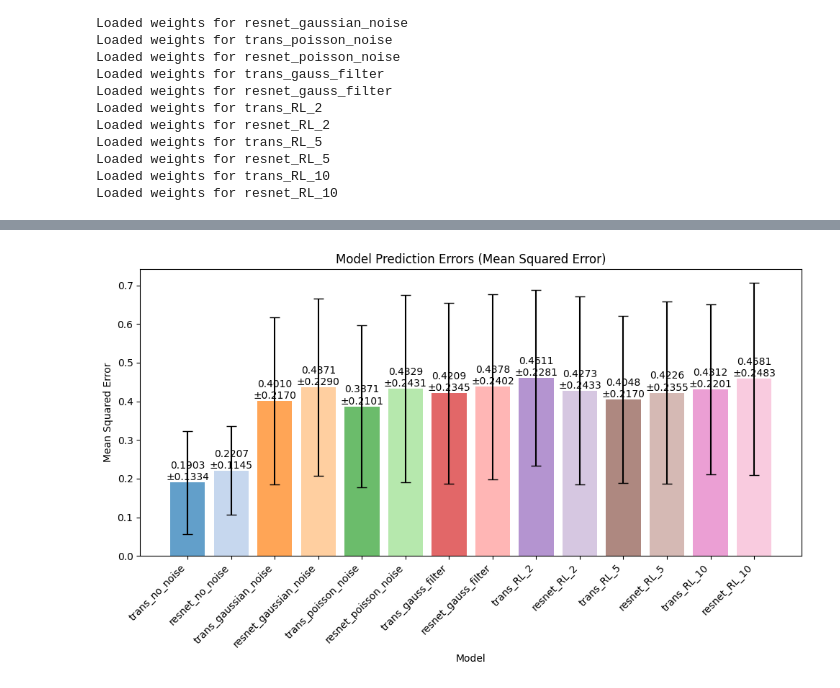
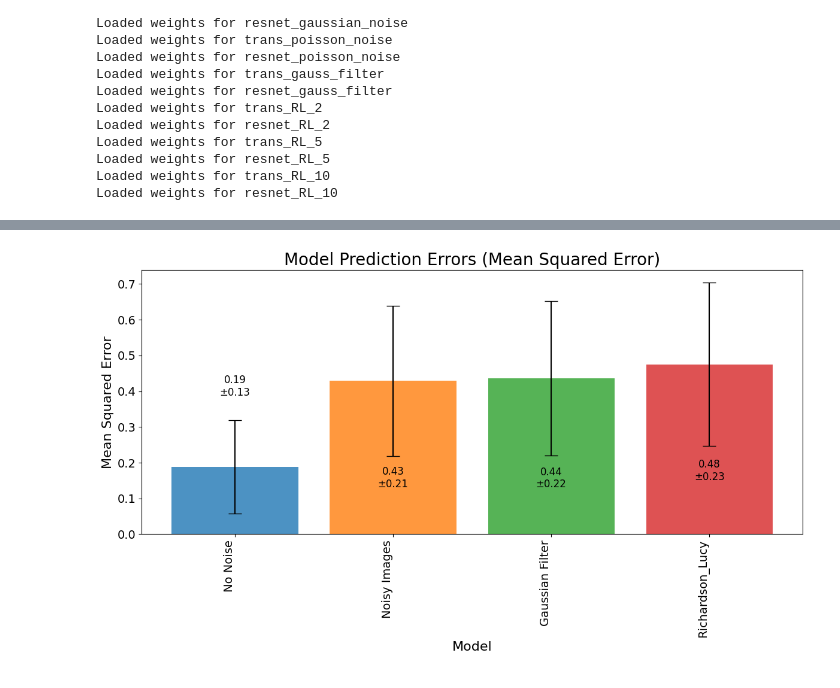
Before and after one commit to Biomedical-Imaging-Group/MolecularDiffusion_MiViT, a Jupyter notebook: train_results_multipleSettings.ipynb, the cells around one changed output, grey strips where cells are left out. Drawn from its saved outputs; the diff is of its cells as text; code cells hidden in the pictures.

Commit message:
Images Deconvolution

```diff
--- a/train_results_multipleSettings.ipynb
+++ b/train_results_multipleSettings.ipynb
@@ -12,6 +12,13 @@ import seaborn as sns
 %reload_ext autoreload
 %autoreload 2
 
+
+def smooth_array(arr, n=5):
+    pad = n // 2
+    padded = np.pad(arr, pad, mode='edge')
+    kernel = np.ones(n) / n
+    smoothed = np.convolve(padded, kernel, mode='valid')
+    return smoothed
 
 # Load training results
 results = torch.load("training_results_mult2.pth", map_location=torch.device('cpu'))
@@ -29,7 +36,8 @@ plt.figure(figsize=(15,8))
 # Plot validation loss curves
 for idx, (model_name, losses) in enumerate(validation_losses.items()):
     color = tab20_colors[idx % len(tab20_colors)]  # cycle through tab20 colors
-    plt.plot(np.clip(losses["val_avg"], 0, 10), label=model_name, color=color)
+    if("trans" in model_name):
+        plt.plot(smooth_array(np.clip(losses["val_avg"], 0, 1),10), label=model_name, color=color)
 
 plt.xlabel("Cycle")
 plt.ylabel("Validation Loss")
@@ -463,7 +497,9 @@ plot_model_predictions_vs_D_in_order(models, val_vid_in_order, val_d_in_order,se
 # %%
 vids = val_vid_in_order[:,0]
+
 print(vids.shape)
-for name in selected_models:
+sel_models.append("trans_RL_10")
+for name in sel_models:
     model = models[name]
     model.eval()
     with torch.no_grad():
@@ -472,7 +508,8 @@ for name in selected_models:
         idx_images = images_idx_from_name(name)
         vid = vid[:,idx_images]
         preds = model(vid)
-        print(name, preds[0]*D_max_normalization)
-        play_video(vid[0])
+        idx = 68
+        print(name, preds[idx]*D_max_normalization)
+        play_video(vid[idx])
 # %% [output]
 torch.Size([70, 7, 30, 9, 9])
@@ -497,40 +531,45 @@ vmin: 0.006034026388078928 vmax: 1.0 mean: 0.17
 # %%
-def plot_error_std(selected_models, mse_dict, std_dict):
+def plot_error_std(selected_models, mse_dict, std_dict, models_colormap):
     """
     Plot bar graph of Mean Squared Error with error bars representing standard deviation.
+    """
+    plt.figure(figsize=(12, 7))
 
-    Args:
-    - selected_models (list): List of model names
-    - mse_dict (dict): Dictionary of Mean Squared Errors for each model
-    - std_dict (dict): Dictionary of standard deviations for each model
-    """
-    plt.figure(figsize=(10, 6))
-    tab20_colors = plt.get_cmap('tab20').colors
+    colors = [models_colormap[name] for name in selected_models]
 
-    # Prepare data for plotting
+    # Prepare data
     model_names = list(selected_models)
-    mean_errors = [mse_dict[name] for name in model_names]
-    std_errors = [std_dict[name] for name in model_names]
+    model_names_mapped = [name_map[name] for name in model_names]
+    mean_errors = [mse_dict[name_map[name]] for name in model_names]
+    std_errors = [std_dict[name_map[name]] for name in model_names]
 
-    # Create bar plot with error bars
-    plt.bar(model_names, mean_errors, yerr=std_errors,
-            capsize=5, alpha=0.7,
-            color=tab20_colors)
+    # Bar plot
+    bars = plt.bar(
+        model_names_mapped, mean_errors, yerr=std_errors,
+        capsize=8, alpha=0.8, color=colors, linewidth=1.5
+    )
 
-    plt.title('Model Prediction Errors (Mean Squared Error)')
-    plt.xlabel('Model')
-    plt.ylabel('Mean Squared Error')
-    plt.xticks(rotation=45, ha='right')
+    plt.title('Model Prediction Errors (Mean Squared Error)', fontsize=20)
+    plt.xlabel('Model', fontsize=16)
+    plt.ylabel('Mean Squared Error', fontsize=16)
+    plt.xticks(rotation=90, ha='right', fontsize=14)
+    plt.yticks(fontsize=14)
     plt.tight_layout()
 
-    # Add error values as text on the bars
+    # Add error values above bars
     for i, (mean, std) in enumerate(zip(mean_errors, std_errors)):
-        plt.text(i, mean, f'{mean:.4f}\n±{std:.4f}',
-                 ha='center', va='bottom')
+        if(i==0):
+            y = mean + 1.4* std + 0.02 * max(mean_errors)  # small offset
+        else:
+            y = mean - 1.4* std - 0.02 * max(mean_errors)  # small offset
+        plt.text(i, y, f'{mean:.2f}\n±{std:.2f}', ha='center', va='bottom', fontsize=12)
 
     plt.show()
 
-def plot_erro_all_d(models, val_vid_in_order, val_d_in_order, selected_models):
+
+
+
+def compute_erro_all_d(models, val_vid_in_order,val_d_in_order, selected_models):
     """
     Plots line graphs of model predictions and bar graph of errors across increasing D values.
 
@@ -540,14 +579,9 @@ def plot_erro_all_d(models, val_vid_in_order, val_d_in_order, selected_models):
     - val_d_in_order (list or array): Corresponding true D values (length 70).
     """
 
-    # Convert to torch tensor if needed
-    if isinstance(val_vid_in_order, np.ndarray):
-        val_vid_in_order = torch.tensor(val_vid_in_order, dtype=torch.float32)
 
     if isinstance(val_d_in_order, np.ndarray):
         val_d_in_order = torch.tensor(val_d_in_order, dtype=torch.float32)
-
-
 
 
     # Reshape video tensor to (700, 30, 9, 9)
@@ -563,7 +597,7 @@ def plot_erro_all_d(models, val_vid_in_order, val_d_in_order, selected_models):
 
     for name in selected_models:
         model = models[name]
-        model.eval()
+
         with torch.no_grad():
             vid = val_vid_reshaped.to(device)
             idx_images = images_idx_from_name(name)
@@ -571,39 +605,42 @@ def plot_erro_all_d(models, val_vid_in_order, val_d_in_order, selected_models):
             preds = model(vid)
 
             # Multiply by D_max_normalization because model was trained to predict values between 0 and 1
             preds = preds * D_max_normalization
 
             if(name == "trans_no_noise"):
                 preds = preds - 0.27
             if(name == "resnet_no_noise"):
                 preds = preds + 0.1
             # Extract numpy arrays from tensors
             preds_np = preds.cpu().numpy()
             true_np = true_d_repeated.cpu().numpy()
             errors = preds_np - true_np
             # Add epsilon to denominator to avoid division by zero
             epsilon = 1e-8
             scaled_errors = errors / (true_np + epsilon)
             scaled_errors = errors
             # Step 3: Compute the scaled Mean Squared Error (MSE)
             scaled_mse = np.mean(scaled_errors**2)
             #scaled_mse = np.mean(np.abs(scaled_errors))
 
             # Step 4: Compute the standard deviation of the scaled squared errors
             scaled_std = np.std(scaled_errors**2)/3
             #scaled_std = np.std(np.abs(scaled_errors))
 
             # Store MSE and standard deviation
-            mse_dict[name] = scaled_mse
-            std_dict[name] = scaled_std
+            mse_dict[name_map[name]] = scaled_mse
+            std_dict[name_map[name]] = scaled_std
+    return mse_dict, std_dict
 
-            # Potentially create prediction plot
-            model_preds[name] = preds.mean().item()
+name_map = {"trans_no_noise" : "No Noise",
+             "trans_poisson_noise": "Noisy Images", "trans_gauss_filter": "Gaussian Filter", "trans_RL_2": "Richardson_Lucy"}
 
-    plot_error_std(selected_models, mse_dict, std_dict)
+cmap = plt.get_cmap("RdYlGn")
+tab10_colors = plt.get_cmap('tab10').colors
+sel_models= ["trans_no_noise", "trans_poisson_noise", "trans_gauss_filter", "trans_RL_2"]
 
-
-#selected_models.append("deepcnn_1layer_s")
-plot_erro_all_d(models, val_vid_in_order, val_d_in_order, models.keys())
+colors_dict = {n:tab10_colors[i%len(tab10_colors)] for i,n in enumerate(sel_models)}
+mse_dict,std_dict = compute_erro_all_d(models, val_vid_in_order, val_d_in_order, sel_models)
+plot_error_std(sel_models, mse_dict, std_dict, colors_dict)
 # %% [output]
-[figure, old version]
+[figure, new version]
```
Also changed, not shown: parts of 7 cells of this notebook, 1 other file.
